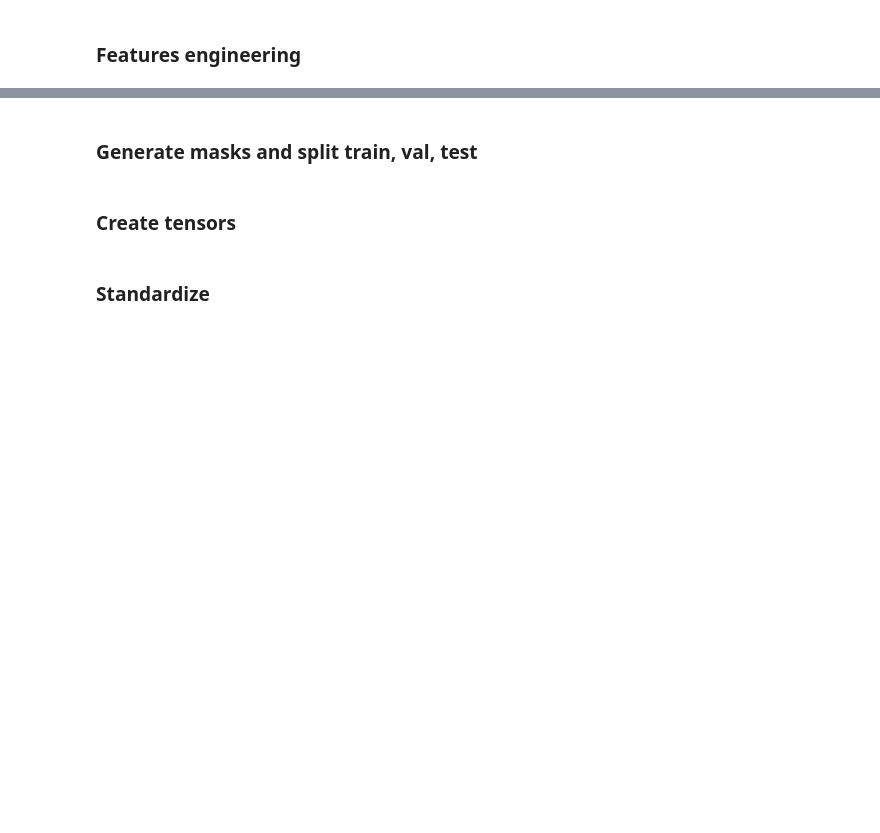
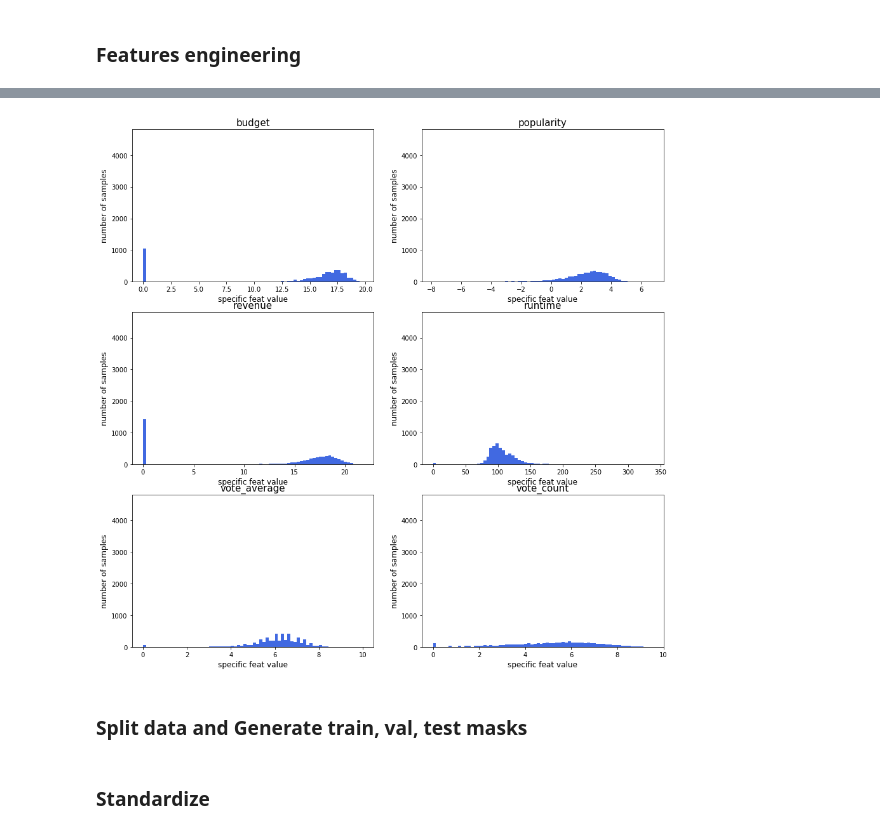
Before and after one commit to antoine-spahr/NTDS, a Jupyter notebook: Project/Machine_Learning.ipynb, the cells around one changed output, grey strips where cells are left out. Drawn from its saved outputs; the diff is of its cells as text; code cells hidden in the pictures; blank space fills up the shorter version.

```diff
--- a/Project/Machine_Learning.ipynb
+++ b/Project/Machine_Learning.ipynb
@@ -114,9 +101,16 @@ plt.show()
 # %%
 def feat_transform(x):
+    '''
+    DESCRIPTION: apply logarithmic function to features to generate unskewed distributions
+    INPUT:
+        |--- x: [list] skewed feature distribution
+    OUTPUT:
+        |--- transformed_x: [list] unskewed feature distribution
+    '''
     trasformed_x = np.zeros(len(x))
     for i in range(len(x)):
         if x[i]>0:
-            trasformed_x[i] = np.log(x[i]) # could try also sqrt
+            trasformed_x[i] = np.log(x[i])
         else:
             trasformed_x[i] = x[i]
     return trasformed_x
@@ -144,3 +124,19 @@ plt.show()
+# %%
+# To visualize features after the transformation
+trasformed_features_to_plot = transformed_feat[['budget', 'popularity', 'revenue', 'runtime', 'vote_average', 'vote_count']]
+feat_names = ['budget', 'popularity', 'revenue', 'runtime', 'vote_average', 'vote_count']
+fig, axs = plt.subplots(3, 2,figsize=(15, 15))
+feat_mat = features_to_plot
+
+for name, ax in zip(feat_names, axs.reshape(-1)):
+    ax.hist(trasformed_features_to_plot[name].values, bins=70,color='royalblue')
+    ax.set_title(name,size=15)
+    ax.set_ylim([0, 4810])
+    ax.set_xlabel('specific feat value',size=12)
+    ax.set_ylabel('number of samples',size=12)
+plt.show()
+# %% [output]
+[figure, added]
 # %% [markdown]
-### Generate masks and split train, val, test
+### Split data and Generate train, val, test masks
 # %%
@@ -154,5 +152,3 @@ for prov_index, test_index in sss1.split(transformed_feat, IMDB_nom.values):
 for train_index, val_index in sss2.split(transformed_feat.iloc[prov_mask], IMDB_nom.values[prov_mask]):
     train_mask = train_index
     val_mask = val_index
-# %% [markdown]
-### Create tensors
```
Also changed, not shown: parts of 64 cells of this notebook, 1 other file.
